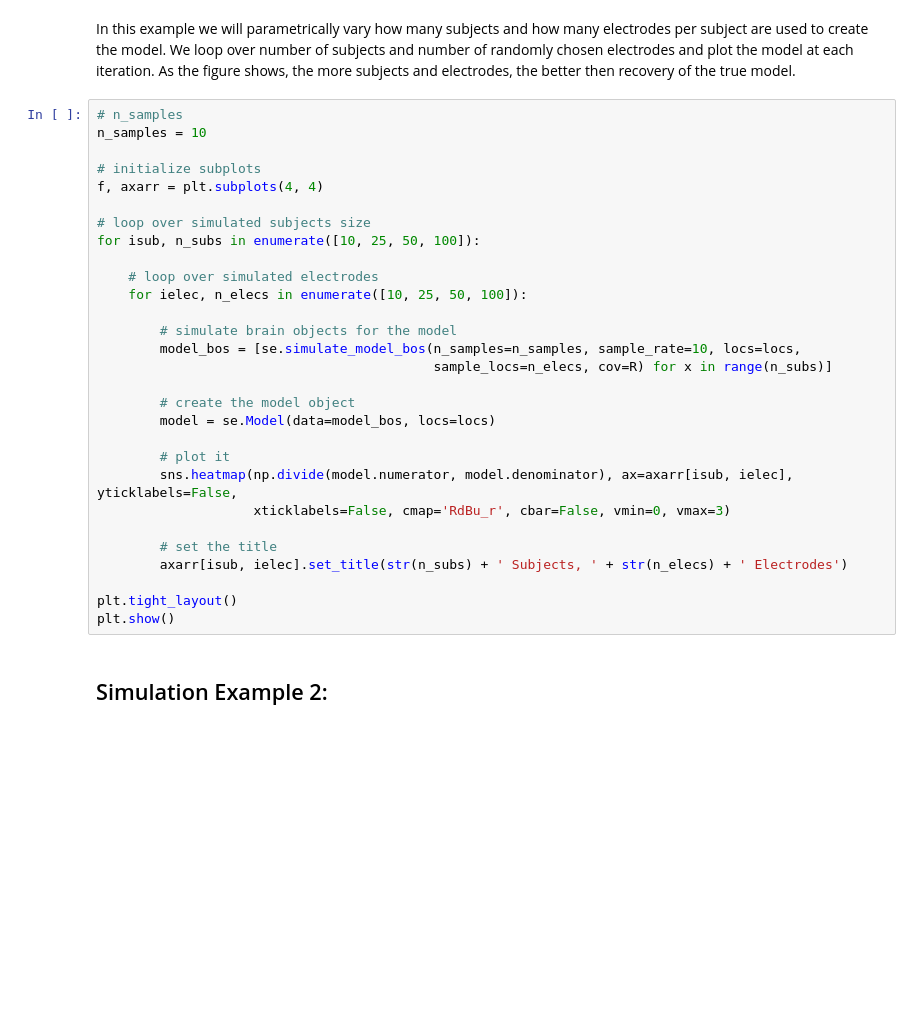
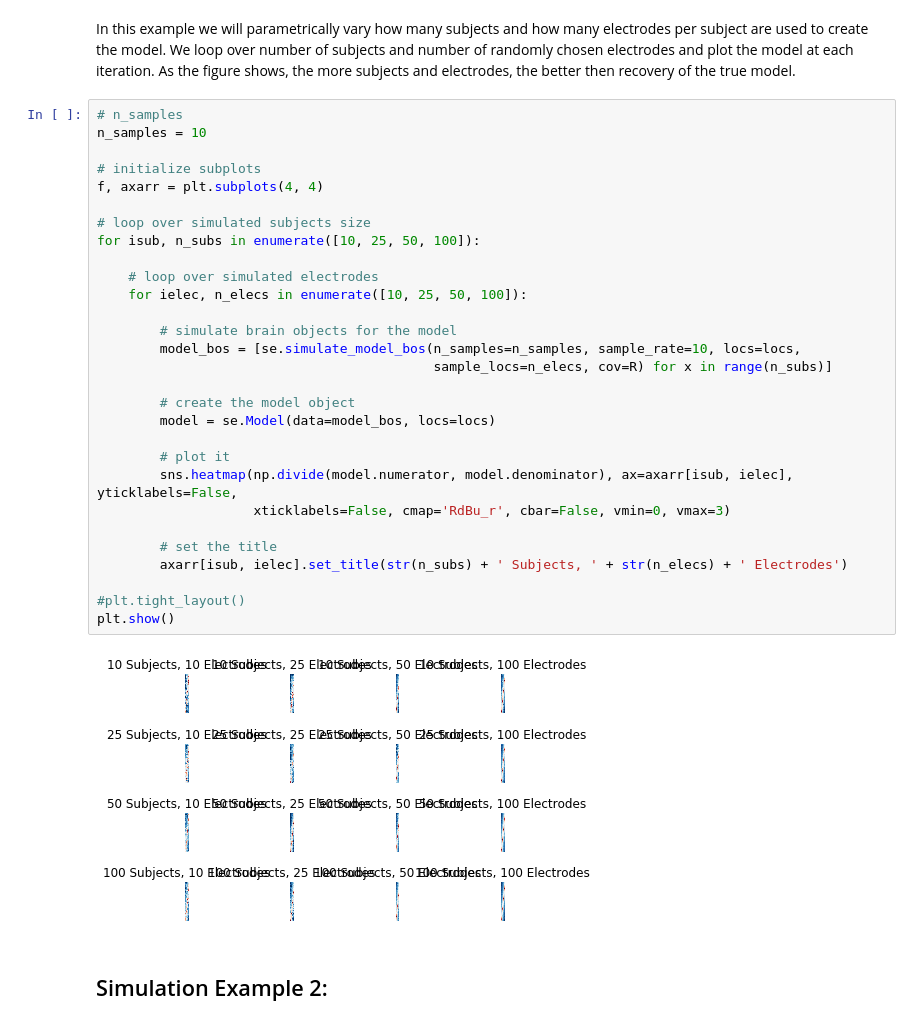
Before and after one commit to ContextLab/supereeg, a Jupyter notebook: docs/tutorial/simulate_objects.ipynb, the cells around one changed output. Saved outputs shown, nothing was run; the diff lists cells and outputs as text; blank space fills up the shorter version.

```diff
--- a/docs/tutorial/simulate_objects.ipynb
+++ b/docs/tutorial/simulate_objects.ipynb
@@ -125,32 +124,34 @@ the true model.
 # %%
 # n_samples
 n_samples = 10
 
 # initialize subplots
 f, axarr = plt.subplots(4, 4)
 
 # loop over simulated subjects size
 for isub, n_subs in enumerate([10, 25, 50, 100]):
 
     # loop over simulated electrodes
     for ielec, n_elecs in enumerate([10, 25, 50, 100]):
 
         # simulate brain objects for the model
         model_bos = [se.simulate_model_bos(n_samples=n_samples, sample_rate=10, locs=locs,
                                            sample_locs=n_elecs, cov=R) for x in range(n_subs)]
 
         # create the model object
         model = se.Model(data=model_bos, locs=locs)
 
         # plot it
         sns.heatmap(np.divide(model.numerator, model.denominator), ax=axarr[isub, ielec], yticklabels=False,
                     xticklabels=False, cmap='RdBu_r', cbar=False, vmin=0, vmax=3)
 
         # set the title
         axarr[isub, ielec].set_title(str(n_subs) + ' Subjects, ' + str(n_elecs) + ' Electrodes')
 
-plt.tight_layout()
+#plt.tight_layout()
 plt.show()
+# %% [output]
+[figure, added]
 # %% [markdown]
 ## Simulation Example 2:
 # %% [markdown]
```
Also changed, not shown: parts of 6 cells of this notebook, 2 other files.
